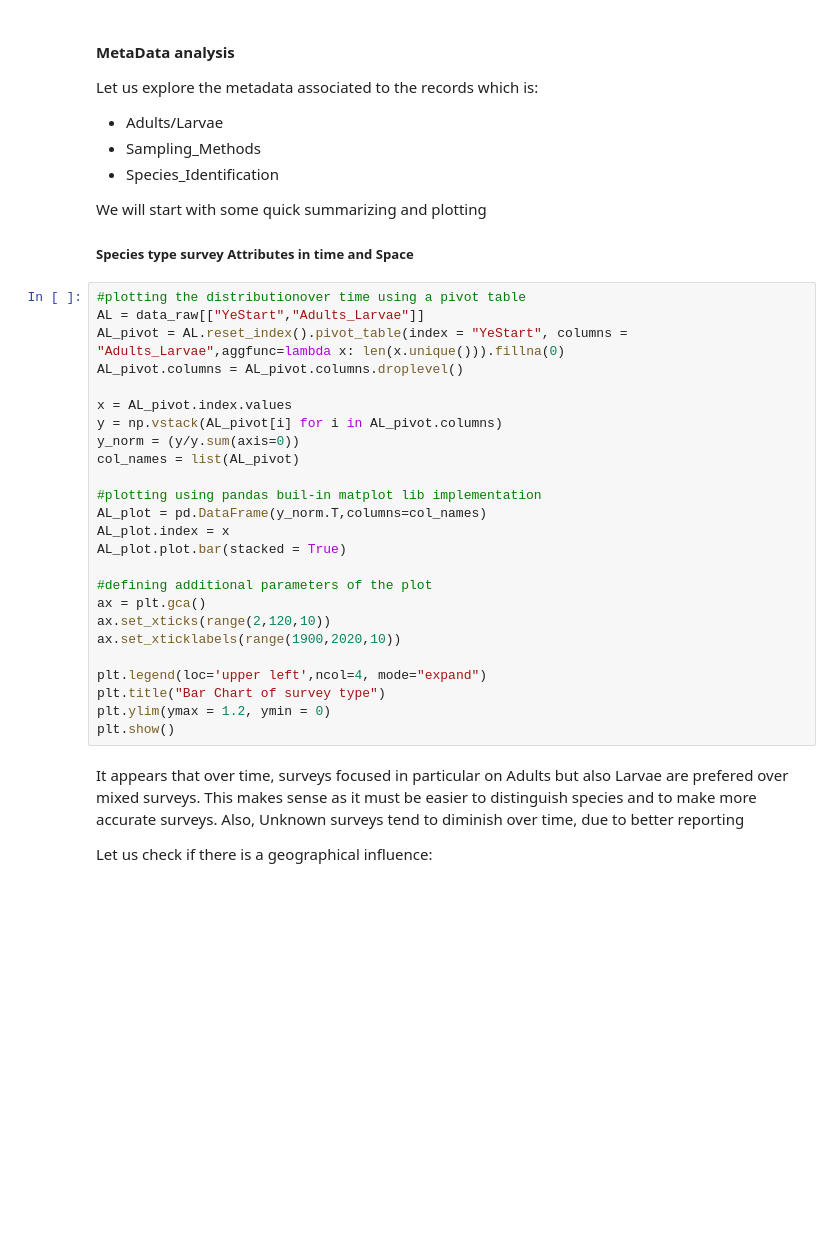
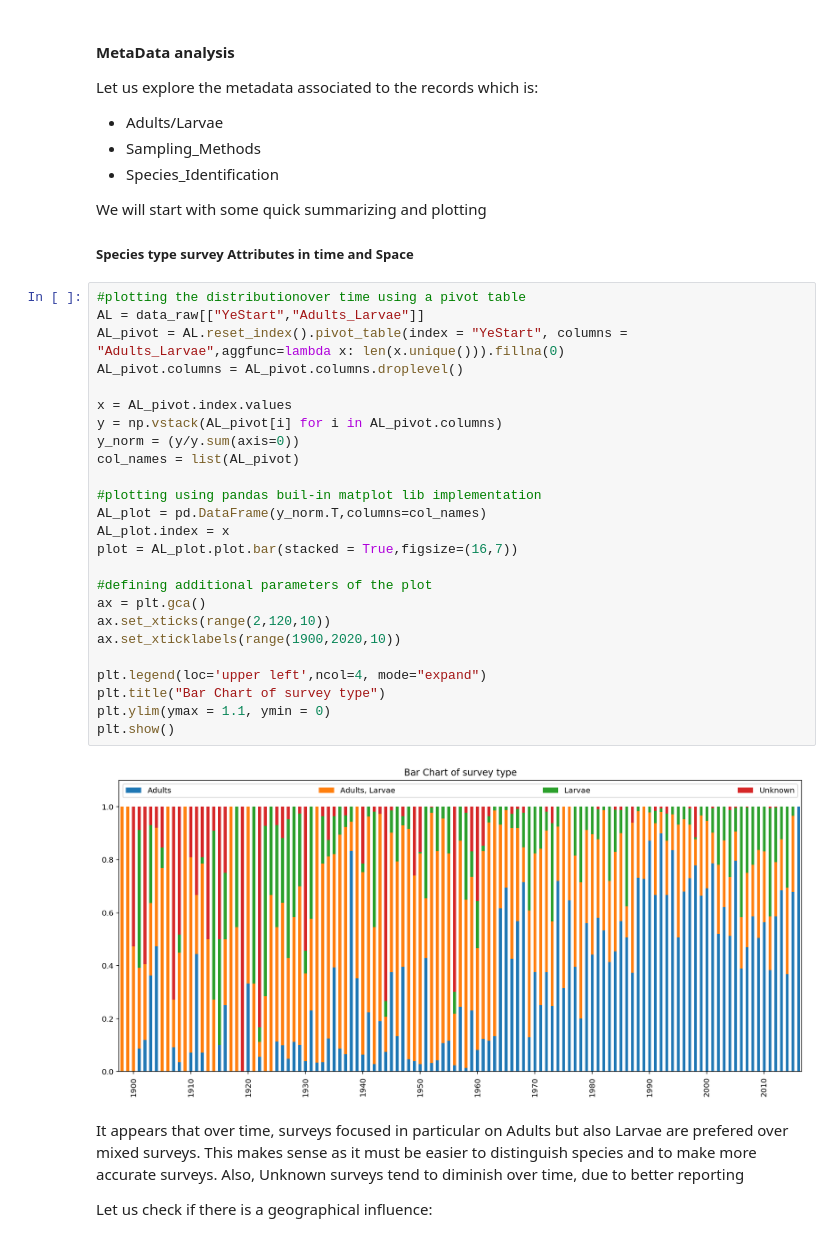
Before and after one commit to SebastianS09/Malaria, a Jupyter notebook: African_anopheline_vectors.ipynb, the cells around one changed output. Saved outputs shown, nothing was run; the diff lists cells and outputs as text; blank space fills up the shorter version.

```diff
--- a/African_anopheline_vectors.ipynb
+++ b/African_anopheline_vectors.ipynb
@@ -219,28 +285,30 @@ We will start with some quick summarizing and plotting
 # %%
 #plotting the distributionover time using a pivot table
 AL = data_raw[["YeStart","Adults_Larvae"]]
 AL_pivot = AL.reset_index().pivot_table(index = "YeStart", columns = "Adults_Larvae",aggfunc=lambda x: len(x.unique())).fillna(0)
 AL_pivot.columns = AL_pivot.columns.droplevel()
 
 x = AL_pivot.index.values
 y = np.vstack(AL_pivot[i] for i in AL_pivot.columns)
 y_norm = (y/y.sum(axis=0))
 col_names = list(AL_pivot)
 
 #plotting using pandas buil-in matplot lib implementation
 AL_plot = pd.DataFrame(y_norm.T,columns=col_names)
 AL_plot.index = x
-AL_plot.plot.bar(stacked = True)
+plot = AL_plot.plot.bar(stacked = True,figsize=(16,7))
 
 #defining additional parameters of the plot
 ax = plt.gca()
 ax.set_xticks(range(2,120,10))
 ax.set_xticklabels(range(1900,2020,10))
 
 plt.legend(loc='upper left',ncol=4, mode="expand")
 plt.title("Bar Chart of survey type")
-plt.ylim(ymax = 1.2, ymin = 0)
+plt.ylim(ymax = 1.1, ymin = 0)
 plt.show()
+# %% [output]
+[figure, added]
 # %% [markdown]
 It appears that over time, surveys focused in particular on Adults but also Larvae are prefered over mixed surveys. This makes sense as it must be easier to distinguish species and to make more accurate surveys.
 Also, Unknown surveys tend to diminish over time, due to better reporting
```
Also changed, not shown: parts of 34 cells of this notebook.
